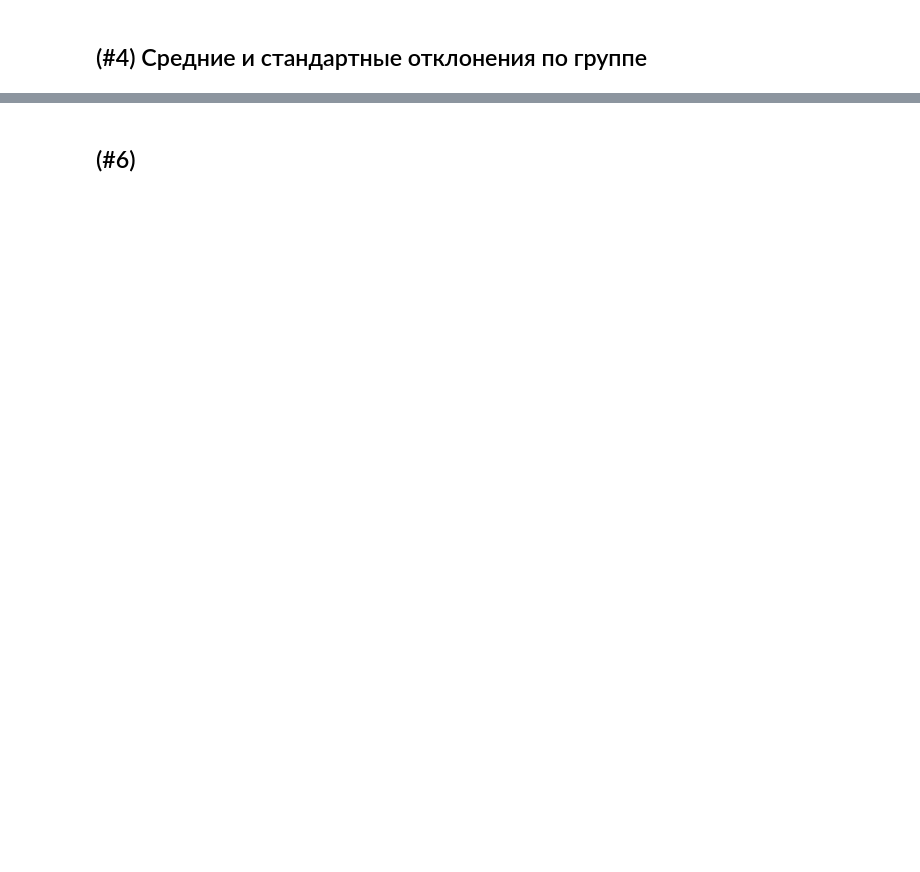
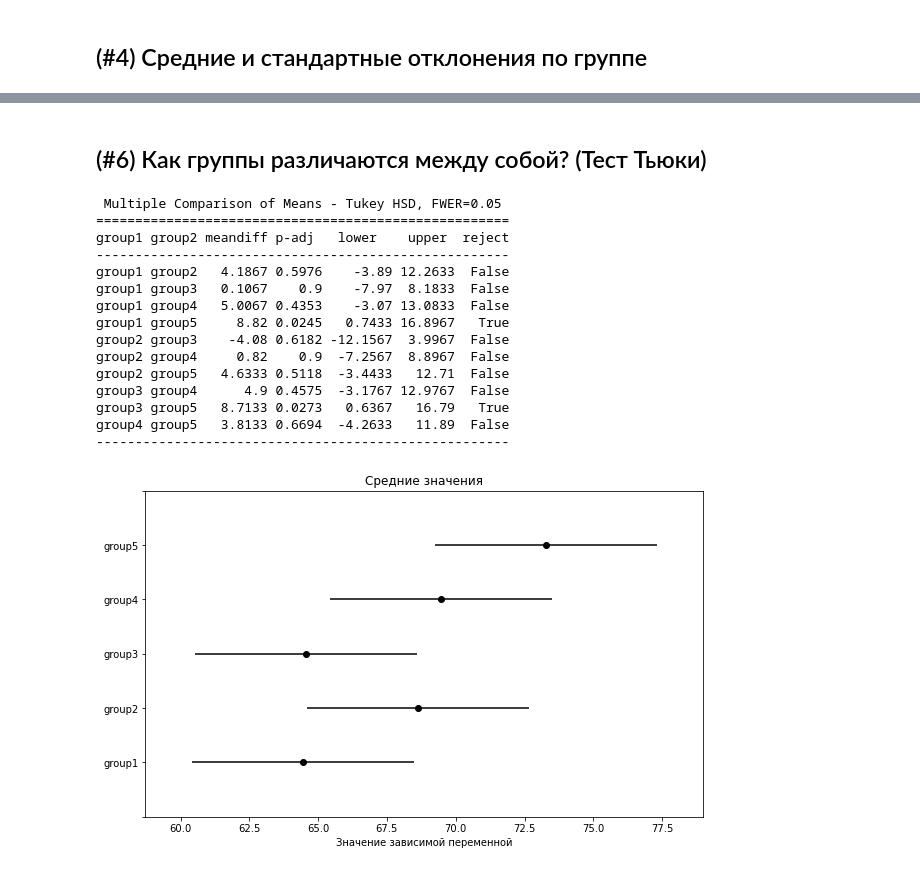
Before and after one commit to L1tewave/stohastic-object-models, a Jupyter notebook: practice_4/report.ipynb, the cells around one changed output, grey strips where cells are left out. Cells and saved outputs as stored; diff of their text form; code cells hidden in the pictures; blank space fills up the shorter version.

```diff
--- a/practice_4/report.ipynb
+++ b/practice_4/report.ipynb
@@ -184,2 +187,35 @@ print(f"Мат. ожидания однородны? {is_equal} (p-value={p_valu
-# %% [markdown]
-## (#6)
+# %% [markdown]
+## (#6) Как группы различаются между собой? (Тест Тьюки)
+# %%
+stacked = groups1.stack().reset_index()
+stacked = stacked.rename(columns={
+    "level_0": "id",
+    "level_1": "group",
+    0: "result",
+})
+# %%
+multi_comparison = MultiComparison(stacked['result'], stacked['group'])
+
+results = multi_comparison.tukeyhsd(alpha)
+
+print(results.summary())
+
+fig = results.plot_simultaneous(xlabel='Значение зависимой переменной')
+fig.get_axes()[0].title.set_text('Средние значения')
+# %% [output]
+ Multiple Comparison of Means - Tukey HSD, FWER=0.05
+=====================================================
+group1 group2 meandiff p-adj   lower    upper  reject
+-----------------------------------------------------
+group1 group2   4.1867 0.5976    -3.89 12.2633  False
+group1 group3   0.1067    0.9    -7.97  8.1833  False
+group1 group4   5.0067 0.4353    -3.07 13.0833  False
+group1 group5     8.82 0.0245   0.7433 16.8967   True
+group2 group3    -4.08 0.6182 -12.1567  3.9967  False
+group2 group4     0.82    0.9  -7.2567  8.8967  False
+group2 group5   4.6333 0.5118  -3.4433   12.71  False
+group3 group4      4.9 0.4575  -3.1767 12.9767  False
+group3 group5   8.7133 0.0273   0.6367   16.79   True
+group4 group5   3.8133 0.6694  -4.2633   11.89  False
+-----------------------------------------------------
+[figure, added]
```
Also changed, not shown: parts of 10 cells of this notebook.
